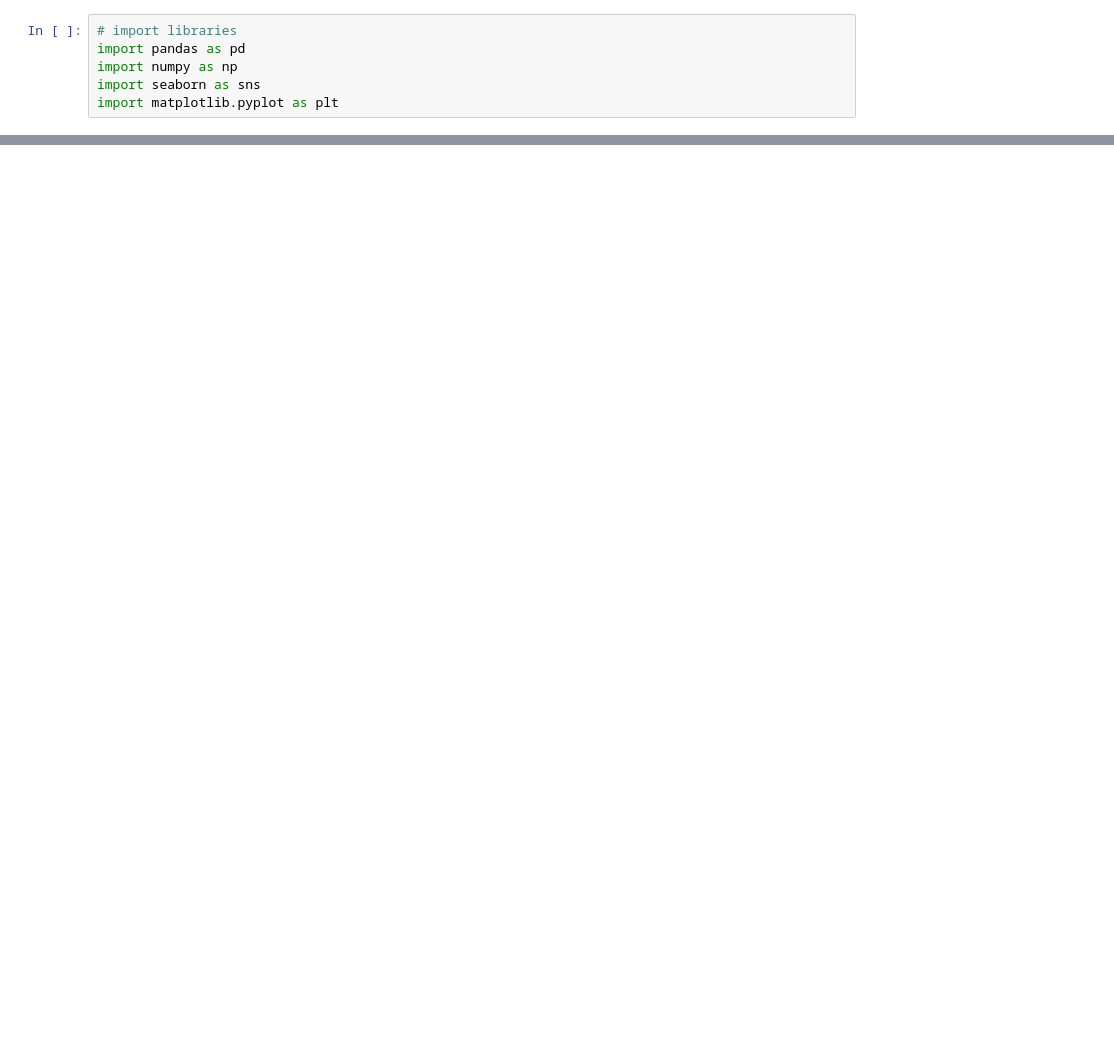
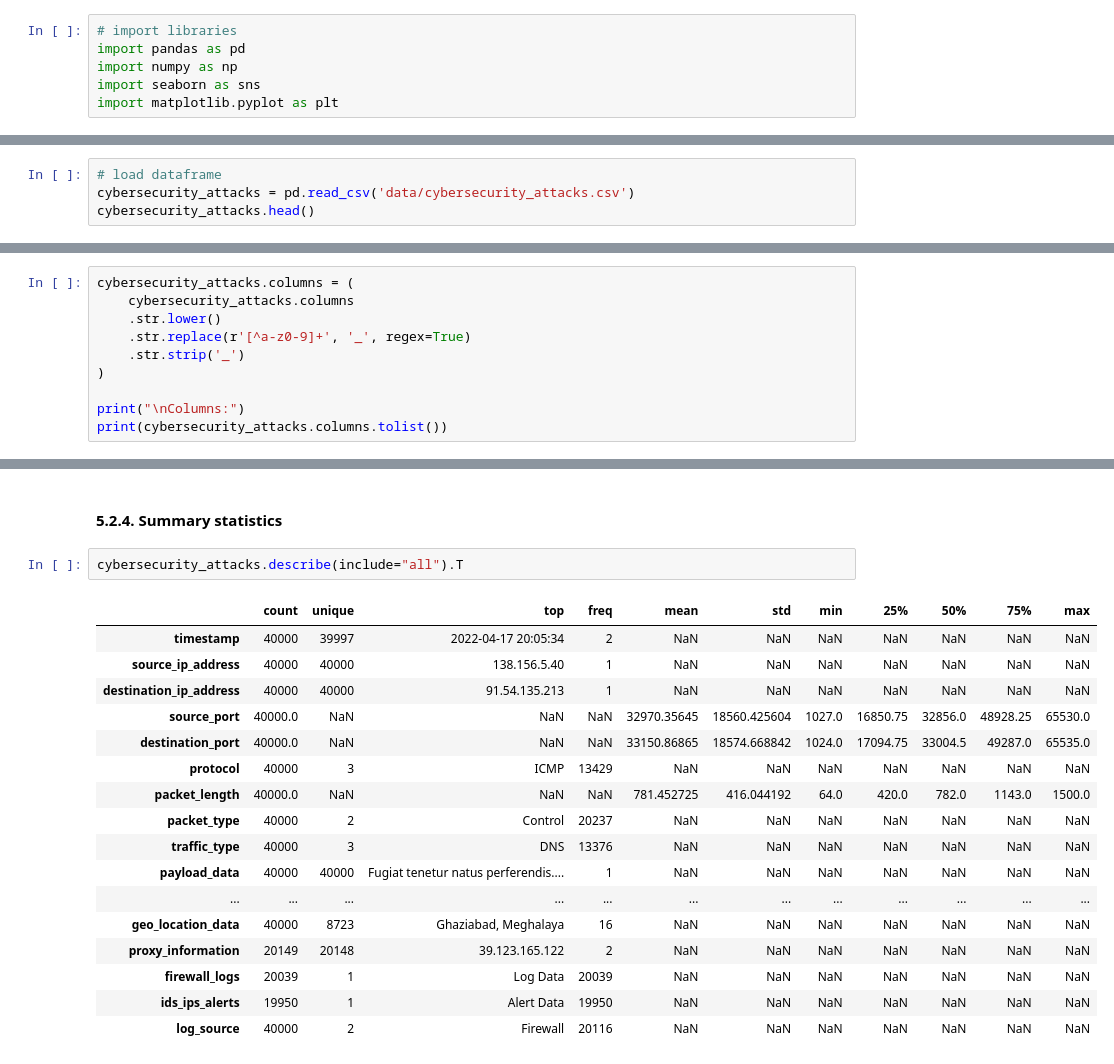
Before and after one commit to AlexanderPanagyurski/cyberattack-severity-analysis, a Jupyter notebook: Drivers of Cyberattack Severity.ipynb, the cells around one changed output, grey strips where cells are left out. Drawn from its saved outputs; the diff is of its cells as text; blank space fills up the shorter version.

Commit message:
Data Explorarion: analyze datasets structure, missing values, and feature roles

```diff
--- a/Drivers of Cyberattack Severity.ipynb
+++ b/Drivers of Cyberattack Severity.ipynb
@@ -37,0 +308,4 @@ Which characteristics of cyberattacks are most strongly associated with higher f
+# %%
+# load dataframe
+cybersecurity_attacks = pd.read_csv('data/cybersecurity_attacks.csv')
+cybersecurity_attacks.head()
@@ -37,0 +334,10 @@ Which characteristics of cyberattacks are most strongly associated with higher f
+# %%
+cybersecurity_attacks.columns = (
+    cybersecurity_attacks.columns
+    .str.lower()
+    .str.replace(r'[^a-z0-9]+', '_', regex=True)
+    .str.strip('_')
+)
+
+print("\nColumns:")
+print(cybersecurity_attacks.columns.tolist())
@@ -37,0 +404,22 @@ Which characteristics of cyberattacks are most strongly associated with higher f
+# %% [markdown]
+#### 5.2.4. Summary statistics
+# %%
+cybersecurity_attacks.describe(include="all").T
+# %% [output]
+|  | count | unique | top | freq | mean | std | min | 25% | 50% | 75% | max |
+| timestamp | 40000 | 39997 | 2022-04-17 20:05:34 | 2 | NaN | NaN | NaN | NaN | NaN | NaN | NaN |
+| source_ip_address | 40000 | 40000 | 138.156.5.40 | 1 | NaN | NaN | NaN | NaN | NaN | NaN | NaN |
+| destination_ip_address | 40000 | 40000 | 91.54.135.213 | 1 | NaN | NaN | NaN | NaN | NaN | NaN | NaN |
+| source_port | 40000.0 | NaN | NaN | NaN | 32970.35645 | 18560.425604 | 1027.0 | 16850.75 | 32856.0 | 48928.25 | 65530.0 |
+| destination_port | 40000.0 | NaN | NaN | NaN | 33150.86865 | 18574.668842 | 1024.0 | 17094.75 | 33004.5 | 49287.0 | 65535.0 |
+| protocol | 40000 | 3 | ICMP | 13429 | NaN | NaN | NaN | NaN | NaN | NaN | NaN |
+| packet_length | 40000.0 | NaN | NaN | NaN | 781.452725 | 416.044192 | 64.0 | 420.0 | 782.0 | 1143.0 | 1500.0 |
+| packet_type | 40000 | 2 | Control | 20237 | NaN | NaN | NaN | NaN | NaN | NaN | NaN |
+| traffic_type | 40000 | 3 | DNS | 13376 | NaN | NaN | NaN | NaN | NaN | NaN | NaN |
+| payload_data | 40000 | 40000 | Fugiat tenetur natus perferendis.... | 1 | NaN | NaN | NaN | NaN | NaN | NaN | NaN |
+| ... | ... | ... | ... | ... | ... | ... | ... | ... | ... | ... | ... |
+| geo_location_data | 40000 | 8723 | Ghaziabad, Meghalaya | 16 | NaN | NaN | NaN | NaN | NaN | NaN | NaN |
+| proxy_information | 20149 | 20148 | 39.123.165.122 | 2 | NaN | NaN | NaN | NaN | NaN | NaN | NaN |
+| firewall_logs | 20039 | 1 | Log Data | 20039 | NaN | NaN | NaN | NaN | NaN | NaN | NaN |
+| ids_ips_alerts | 19950 | 1 | Alert Data | 19950 | NaN | NaN | NaN | NaN | NaN | NaN | NaN |
+| log_source | 40000 | 2 | Firewall | 20116 | NaN | NaN | NaN | NaN | NaN | NaN | NaN |
```
Also changed, not shown: parts of 51 cells of this notebook, 1 other file.
